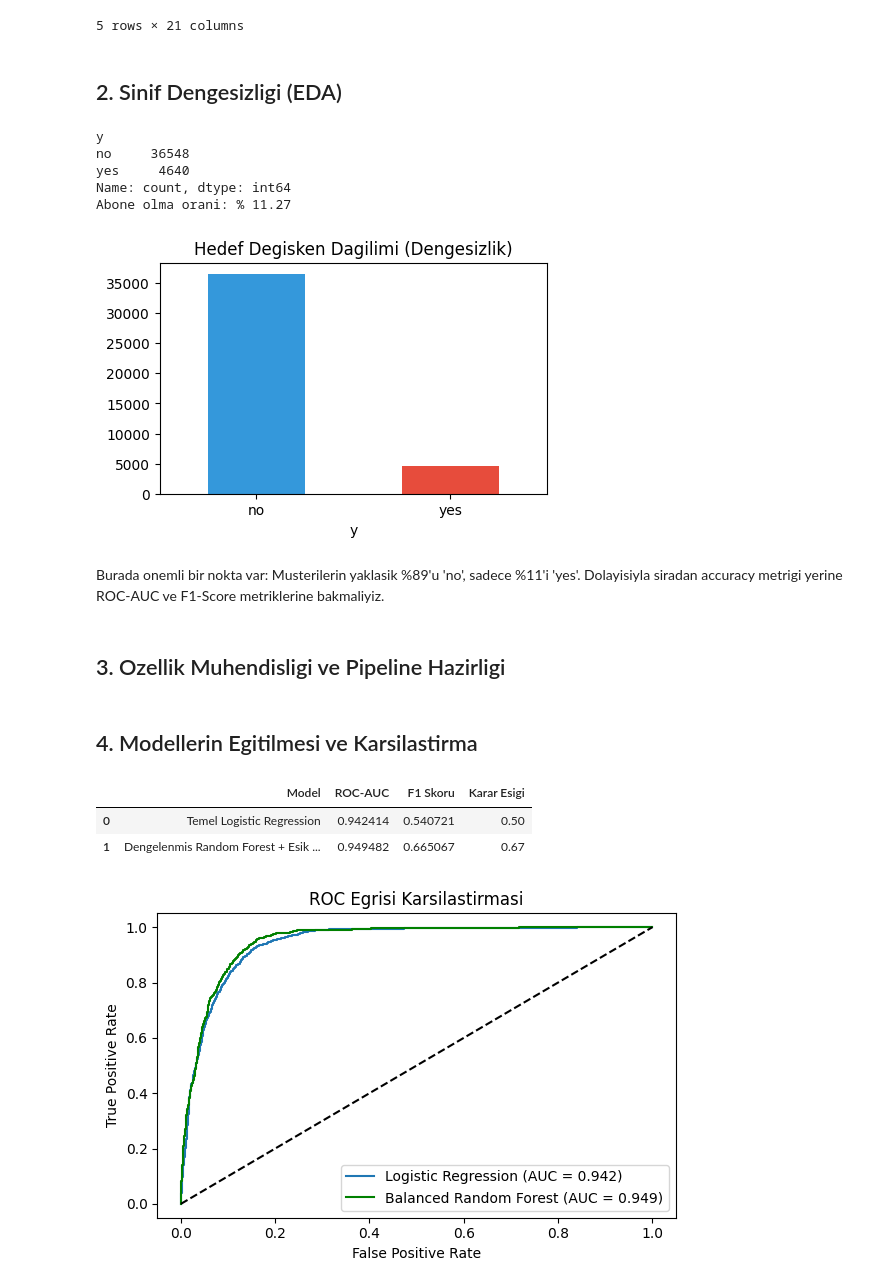
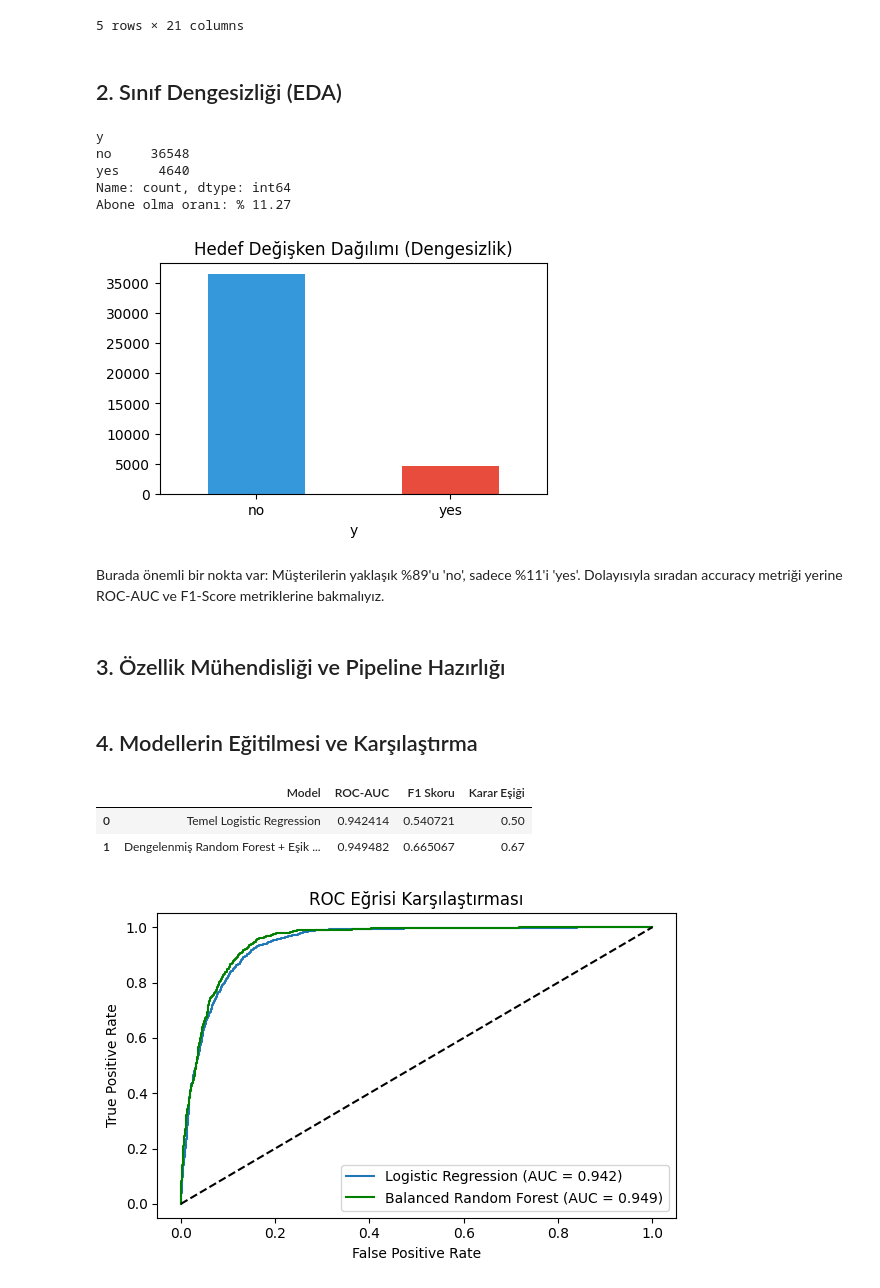
Before and after one commit to silakan08/data_science, a Jupyter notebook: bank_mlops_pipeline.ipynb, the cells around one changed output. Drawn from its saved outputs; the diff is of its cells as text; code cells hidden in the pictures.

```diff
--- a/bank_mlops_pipeline.ipynb
+++ b/bank_mlops_pipeline.ipynb
@@ -41,29 +41,29 @@ Veri boyutu: (41188, 21)
 | 4 | 56 | services | married | high.school | no | no | yes | telephone | may | mon | ... |
 5 rows × 21 columns
 # %% [markdown]
-## 2. Sinif Dengesizligi (EDA)
+## 2. Sınıf Dengesizliği (EDA)
 # %%
-# Hedef degisken dagilimi
+# Hedef değişken dağılımı
 print(df['y'].value_counts())
-print('Abone olma orani: %', round((df['y'] == 'yes').mean() * 100, 2))
+print('Abone olma oranı: %', round((df['y'] == 'yes').mean() * 100, 2))
 
 # Grafik
 df['y'].value_counts().plot(kind='bar', color=['#3498db', '#e74c3c'], figsize=(5, 3))
-plt.title('Hedef Degisken Dagilimi (Dengesizlik)')
+plt.title('Hedef Değişken Dağılımı (Dengesizlik)')
 plt.xticks(rotation=0)
 plt.show()
 # %% [output]
 y
 no     36548
 yes     4640
 Name: count, dtype: int64
-Abone olma orani: % 11.27
+Abone olma oranı: % 11.27
-[figure, old version]
+[figure, new version]
 # %% [markdown]
-Burada onemli bir nokta var: Musterilerin yaklasik %89'u 'no', sadece %11'i 'yes'.
-Dolayisiyla siradan accuracy metrigi yerine ROC-AUC ve F1-Score metriklerine bakmaliyiz.
+Burada önemli bir nokta var: Müşterilerin yaklaşık %89'u 'no', sadece %11'i 'yes'.
+Dolayısıyla sıradan accuracy metriği yerine ROC-AUC ve F1-Score metriklerine bakmalıyız.
 # %% [markdown]
-## 3. Ozellik Muhendisligi ve Pipeline Hazirligi
+## 3. Özellik Mühendisliği ve Pipeline Hazırlığı
 # %%
 df_model = df.copy()
 
@@ -89,7 +89,7 @@ preprocessor = ColumnTransformer([
     ('cat', OneHotEncoder(handle_unknown='ignore', sparse_output=False), cat_cols)
 ])
 # %% [markdown]
-## 4. Modellerin Egitilmesi ve Karsilastirma
+## 4. Modellerin Eğitilmesi ve Karşılaştırma
 # %%
 # 1. Model: Dersteki standart Logistic Regression
 lr_pipe = Pipeline([
@@ -115,16 +115,16 @@ f1_scores = 2 * (precisions * recalls) / (precisions + recalls + 1e-10)
 best_threshold = thresholds[np.argmax(f1_scores)]
 rf_preds_opt = (rf_probs >= best_threshold).astype(int)
 # %%
-# Sonuclari karsilastiralim
+# Sonuçları karşılaştıralım
 ozet = pd.DataFrame({
-    'Model': ['Temel Logistic Regression', 'Dengelenmis Random Forest + Esik Ayari'],
+    'Model': ['Temel Logistic Regression', 'Dengelenmiş Random Forest + Eşik Ayarı'],
     'ROC-AUC': [roc_auc_score(y_test, lr_probs), roc_auc_score(y_test, rf_probs)],
     'F1 Skoru': [f1_score(y_test, lr_preds), f1_score(y_test, rf_preds_opt)],
-    'Karar Esigi': [0.50, round(best_threshold, 2)]
+    'Karar Eşiği': [0.50, round(best_threshold, 2)]
 })
 ozet
 # %% [output]
-|  | Model | ROC-AUC | F1 Skoru | Karar Esigi |
+|  | Model | ROC-AUC | F1 Skoru | Karar Eşiği |
 | 0 | Temel Logistic Regression | 0.942414 | 0.540721 | 0.50 |
-| 1 | Dengelenmis Random Forest + Esik ... | 0.949482 | 0.665067 | 0.67 |
+| 1 | Dengelenmiş Random Forest + Eşik ... | 0.949482 | 0.665067 | 0.67 |
 # %%
```
Also changed, not shown: parts of 10 cells of this notebook, 1 other file.
